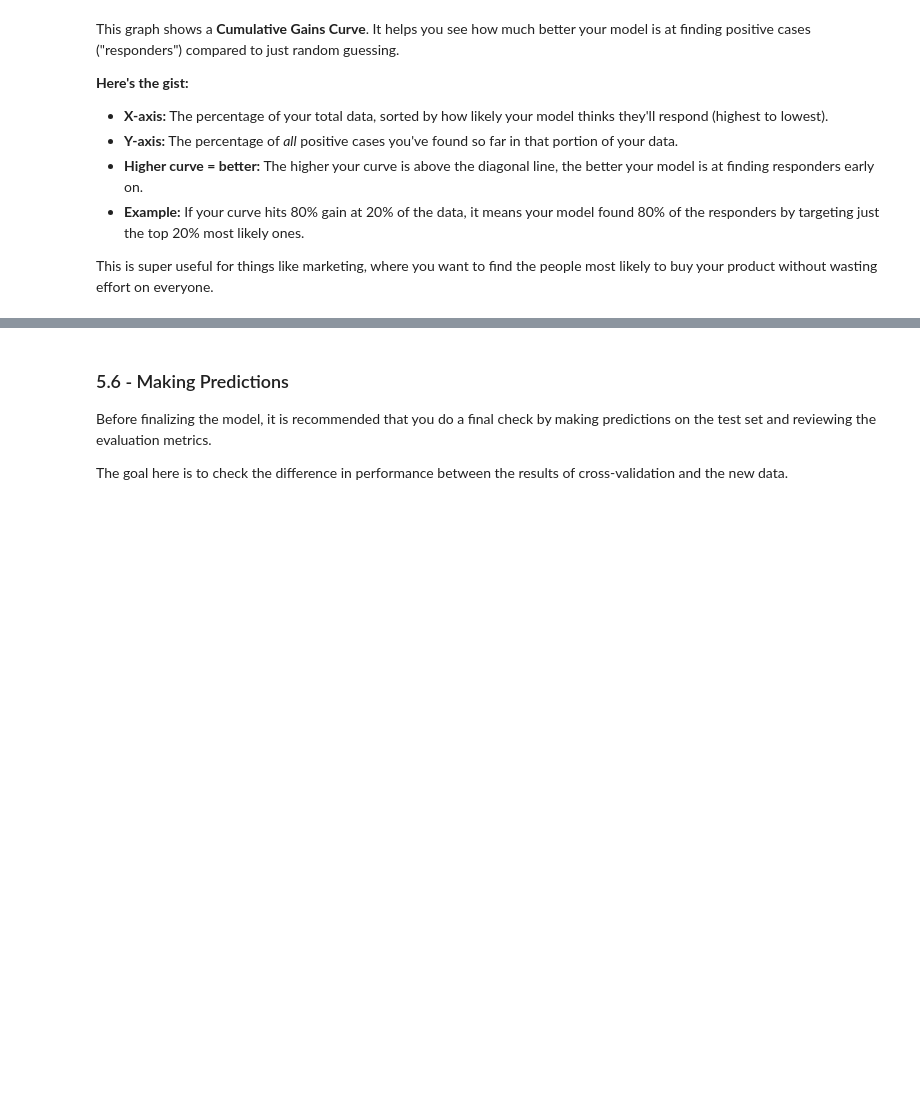
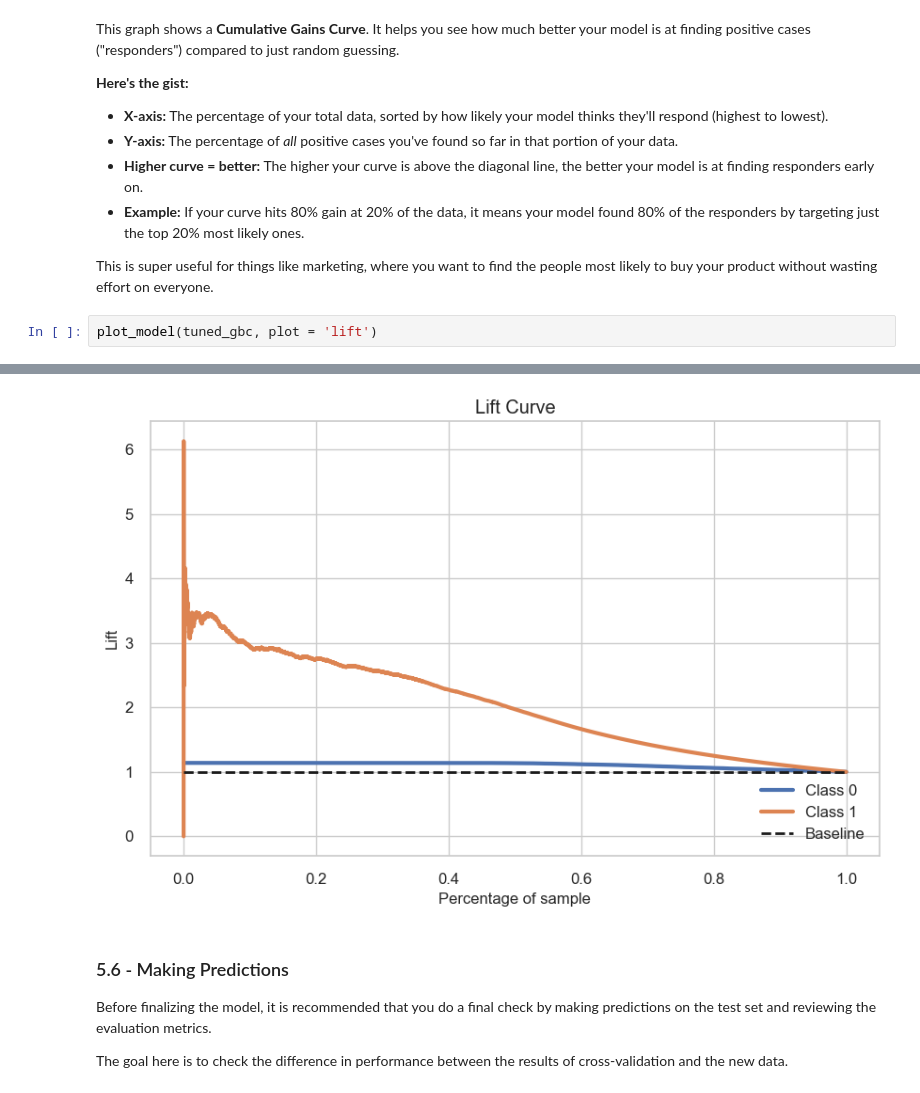
Before and after one commit to kubohenrique/health_insurance, a Jupyter notebook: Notebooks/ciclo01.ipynb, the cells around one changed output, grey strips where cells are left out. Saved outputs shown, nothing was run; the diff lists cells and outputs as text; blank space fills up the shorter version.

```diff
--- a/Notebooks/ciclo01.ipynb
+++ b/Notebooks/ciclo01.ipynb
@@ -622,3 +631,6 @@ This graph shows a **Cumulative Gains Curve**. It helps you see how much better
 * **Example:** If your curve hits 80% gain at 20% of the data, it means your model found 80% of the responders by targeting just the top 20% most likely ones.
 
 This is super useful for things like marketing, where you want to find the people most likely to buy your product without wasting effort on everyone.
+# %%
+plot_model(tuned_gbc, plot = 'lift')
+# %% [output]
@@ -625,3 +638,4 @@ This is super useful for things like marketing, where you want to find the peopl
+[figure, added]
 # %% [markdown]
 ### 5.6 - Making Predictions
 
```
Also changed, not shown: parts of 19 cells of this notebook, 2 other files.
